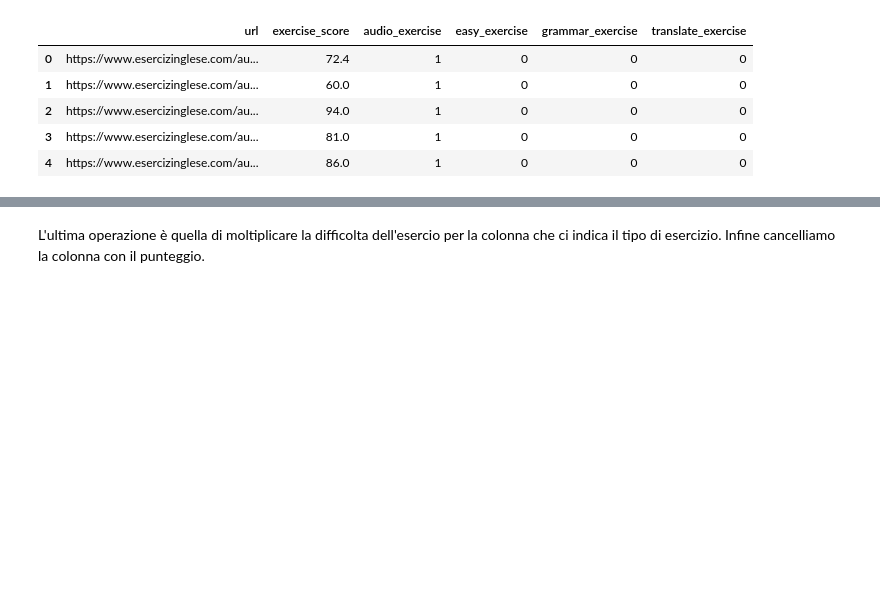
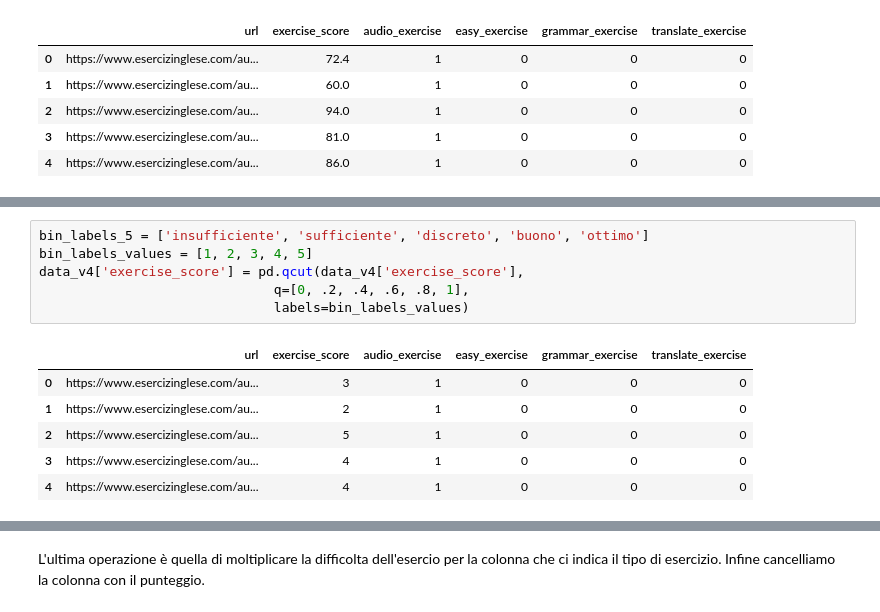
Before and after one commit to francobelloni85/DataMiningUni, a Jupyter notebook: project_exam.ipynb, the cells around one changed output, grey strips where cells are left out. Saved outputs shown, nothing was run; the diff lists cells and outputs as text; blank space fills up the shorter version.

```diff
--- a/project_exam.ipynb
+++ b/project_exam.ipynb
@@ -376,0 +407,13 @@ data_v4.shape
+# %%
+bin_labels_5 = ['insufficiente', 'sufficiente', 'discreto', 'buono', 'ottimo']
+bin_labels_values = [1, 2, 3, 4, 5]
+data_v4['exercise_score'] = pd.qcut(data_v4['exercise_score'],
+                              q=[0, .2, .4, .6, .8, 1],
+                              labels=bin_labels_values)
+# %% [output]
+|  | url | exercise_score | audio_exercise | easy_exercise | grammar_exercise | translate_exercise |
+| 0 | https://www.esercizinglese.com/au... | 3 | 1 | 0 | 0 | 0 |
+| 1 | https://www.esercizinglese.com/au... | 2 | 1 | 0 | 0 | 0 |
+| 2 | https://www.esercizinglese.com/au... | 5 | 1 | 0 | 0 | 0 |
+| 3 | https://www.esercizinglese.com/au... | 4 | 1 | 0 | 0 | 0 |
+| 4 | https://www.esercizinglese.com/au... | 4 | 1 | 0 | 0 | 0 |
```
Also changed, not shown: parts of 16 cells of this notebook, 1 other file.
